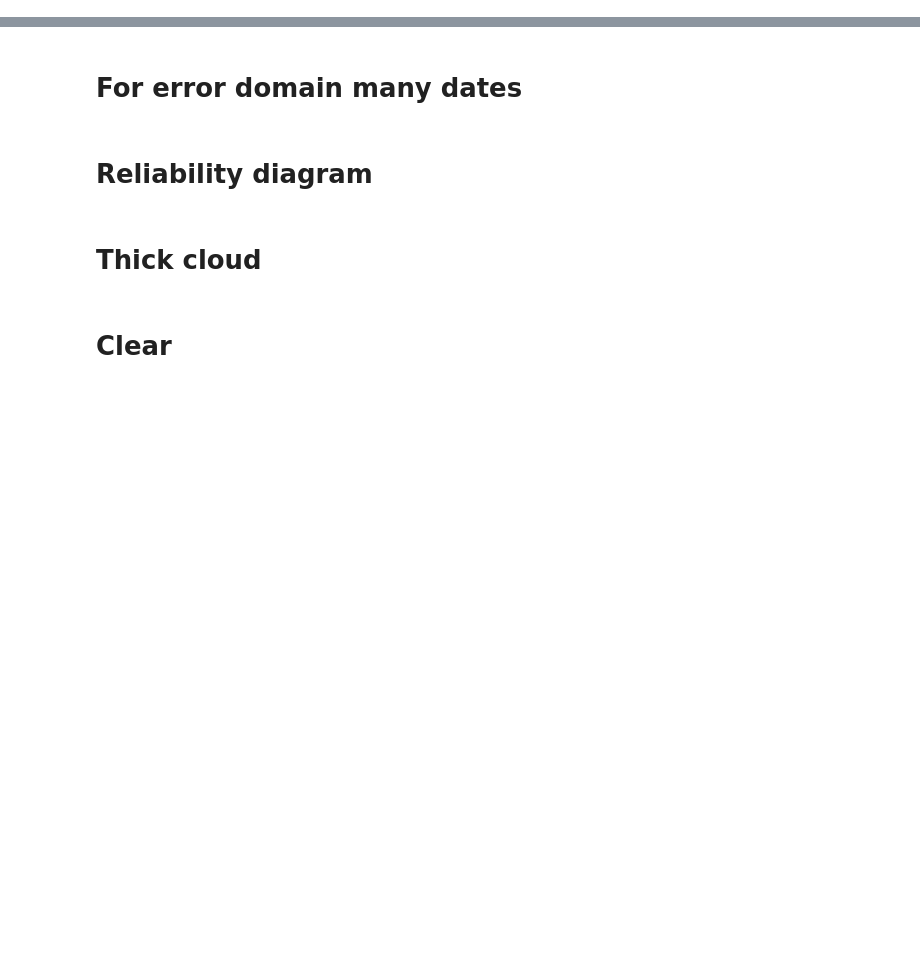
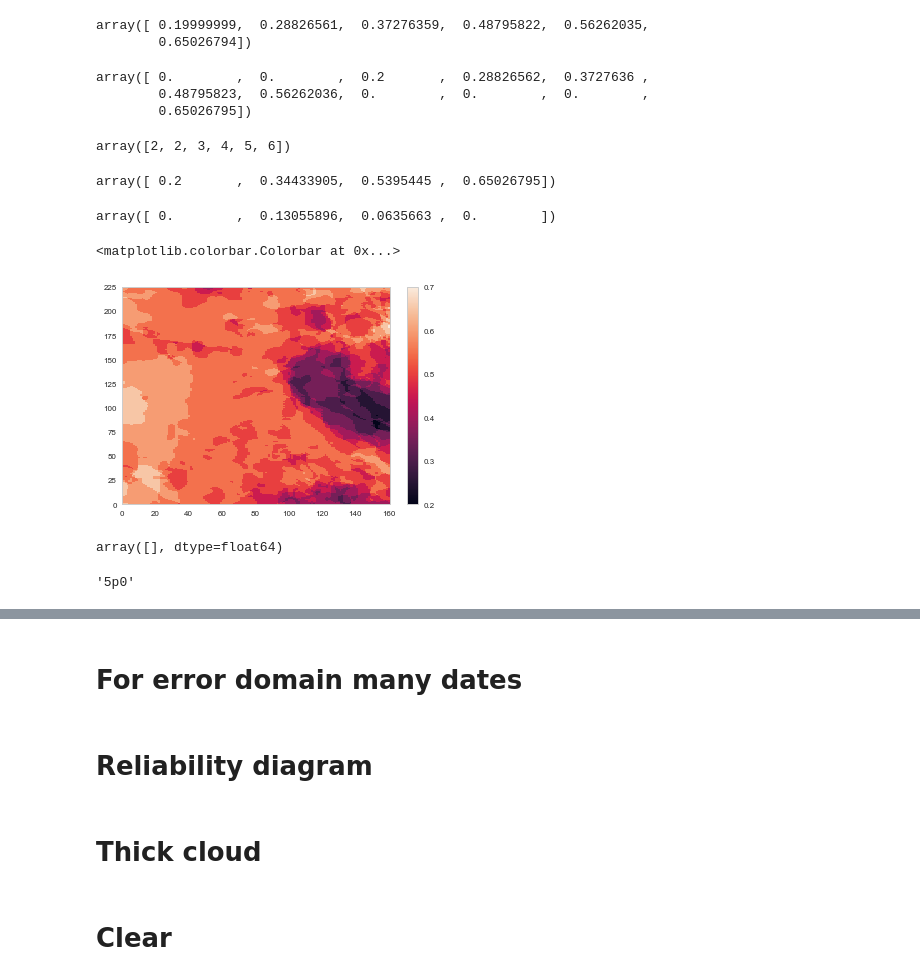
Before and after one commit to travisMharty/letkf_forecasting, a Jupyter notebook: notebooks/Probability Analysis many days.ipynb, the cells around one changed output, grey strips where cells are left out. Cells and saved outputs as stored; diff of their text form; code cells hidden in the pictures; blank space fills up the shorter version.

```diff
--- a/notebooks/Probability Analysis many days.ipynb
+++ b/notebooks/Probability Analysis many days.ipynb
@@ -80,0 +75,31 @@ this = pd.DataFrame(index=truth.time.to_pandas().index,
+# %%
+importlib.reload(analyse_results)
+# month_day = [[4, 9], [4, 15], [4, 18], [5, 6], [5, 9], [5, 29], [6, 11], [6, 12]]
+# month_day = [[4, 9],  [4, 15], [4, 18],
+#              [5, 6],  [5, 9],  [5, 29],
+#              [6, 11], [6, 12],
+#              [4, 2],  [4, 5],  [4, 19],
+#              [5, 7],  [5, 8],  [5, 19],
+#              [6, 3],  [6, 10], [6, 14],
+#              [6, 15]]
+month_day = [[4, 9],  [4, 15], [4, 18],
+             [5, 6],  [5, 9],  [5, 29],
+             [6, 11], [6, 12],
+             [4, 2],  [4, 5],  [4, 19],
+             [5, 7],  [5, 8],  [5, 19],
+             [6, 3],  [6, 10], [6, 14],
+             [6, 15],
+             [4, 10], [4, 11], [4, 12],
+             [4, 20], [4, 21], [4, 22],
+             [4, 25], [4, 26], [5, 5],
+             [5, 20], [5, 21], [5, 22],
+             [5, 23], [5, 24], [5, 25],
+             [5, 30], [6, 16], [6, 17],
+             [6, 18], [6, 19], [6, 22]]
+runs = ['owp_opt', 'ow_15']
+bounds_dict = {'clear': [0, 0.1],
+               'thin': [0.1, 0.4],
+               'thick': [0.4, 1]}
+N_bins = 10
+this = analyse_results.fraction_of_positives_runs(
+    month_day, runs, [15, 30, 45, 60], bounds_dict, N_bins)
@@ -80,0 +147,38 @@ this = pd.DataFrame(index=truth.time.to_pandas().index,
+# %%
+this_mpp
+# %% [output]
+array([ 0.19999999,  0.28826561,  0.37276359,  0.48795822,  0.56262035,
+        0.65026794])
+# %%
+this[2]
+# %% [output]
+array([ 0.        ,  0.        ,  0.2       ,  0.28826562,  0.3727636 ,
+        0.48795823,  0.56262036,  0.        ,  0.        ,  0.        ,
+        0.65026795])
+# %%
+np.floor(this_mpp*10).astype('int')
+# %% [output]
+array([2, 2, 3, 4, 5, 6])
+# %%
+this_mpp
+# %% [output]
+array([ 0.2       ,  0.34433905,  0.5395445 ,  0.65026795])
+# %%
+this_fop
+# %% [output]
+array([ 0.        ,  0.13055896,  0.0635663 ,  0.        ])
+# %%
+plt.figure()
+im = plt.pcolormesh(this[1], )
+plt.colorbar(im)
+# %% [output]
+<matplotlib.colorbar.Colorbar at 0x...>
+[figure, added]
+# %%
+this[0][this[0]==.2]
+# %% [output]
+array([], dtype=float64)
+# %%
+str(5.0).replace('.', 'p')
+# %% [output]
+'5p0'
```
Also changed, not shown: parts of 40 cells of this notebook, 1 other file.
